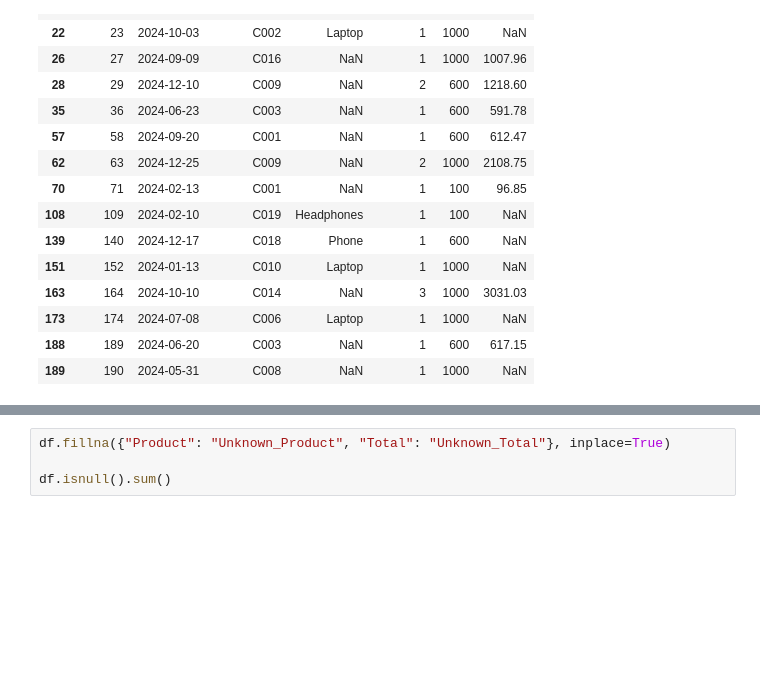
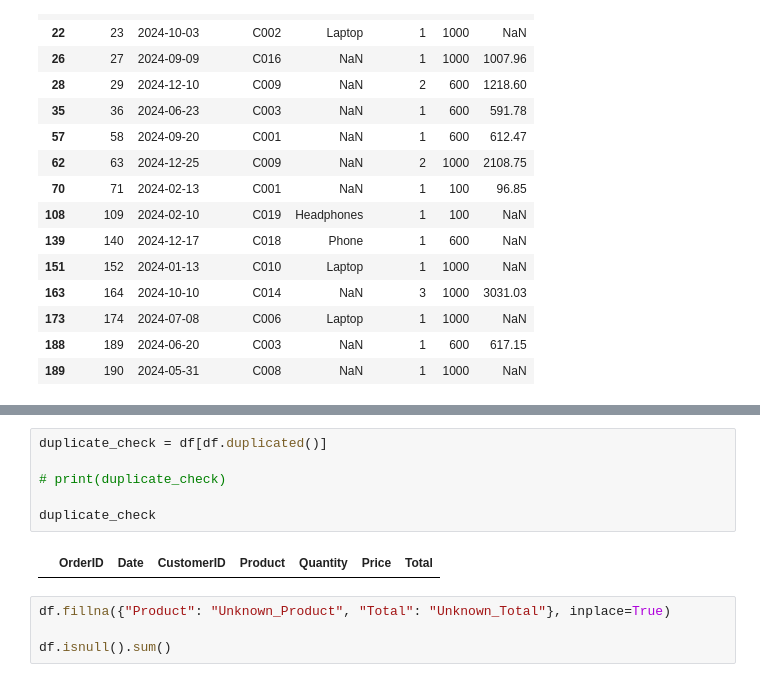
Before and after one commit to Raph4sure/Data-Science, a Jupyter notebook: module_2/files/module2_project.ipynb, the cells around one changed output, grey strips where cells are left out. Saved outputs shown, nothing was run; the diff lists cells and outputs as text; blank space fills up the shorter version.

```diff
--- a/module_2/files/module2_project.ipynb
+++ b/module_2/files/module2_project.ipynb
@@ -87,3 +104,11 @@ check_missing_values
+# %%
+duplicate_check = df[df.duplicated()]
+
+# print(duplicate_check)
+
+duplicate_check
+# %% [output]
+|  | OrderID | Date | CustomerID | Product | Quantity | Price | Total |
 # %%
 df.fillna({"Product": "Unknown_Product", "Total": "Unknown_Total"}, inplace=True)
 
```
Also changed, not shown: parts of 2 cells of this notebook, 1 other file.
